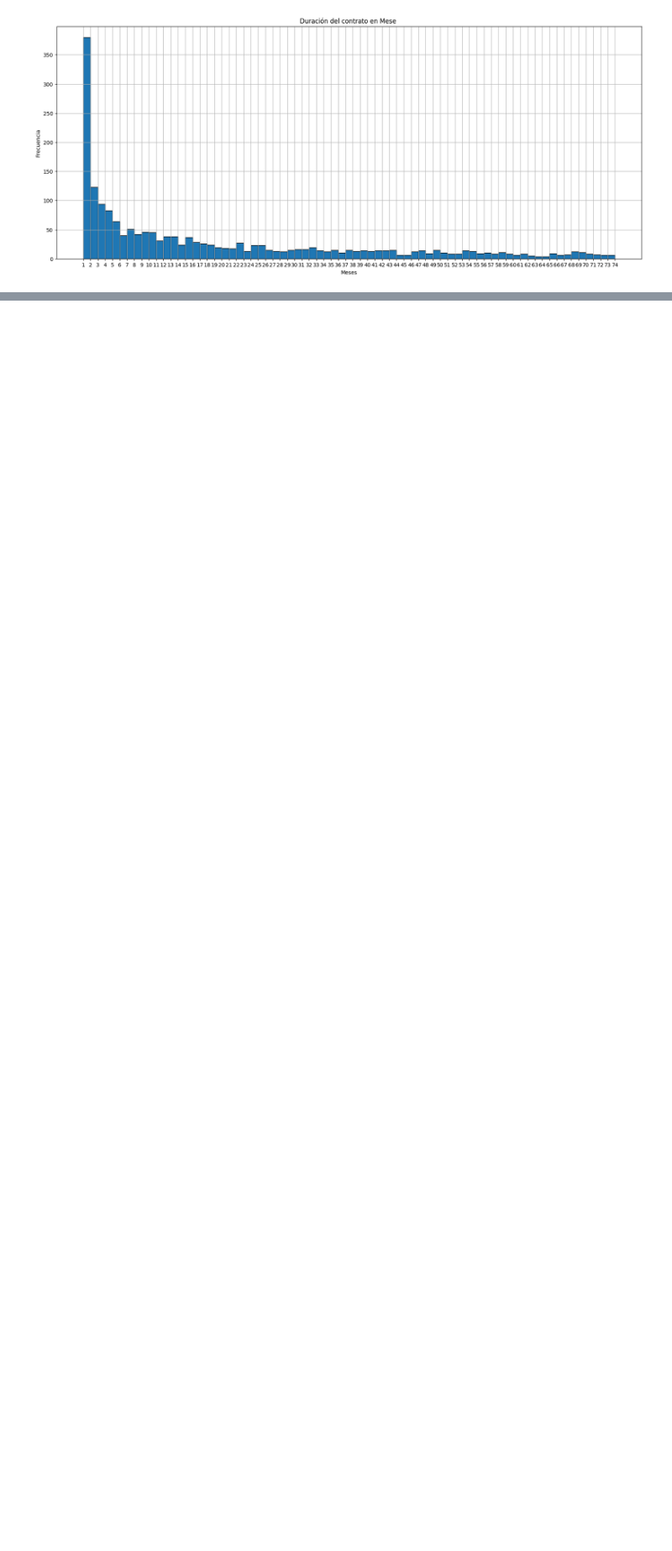
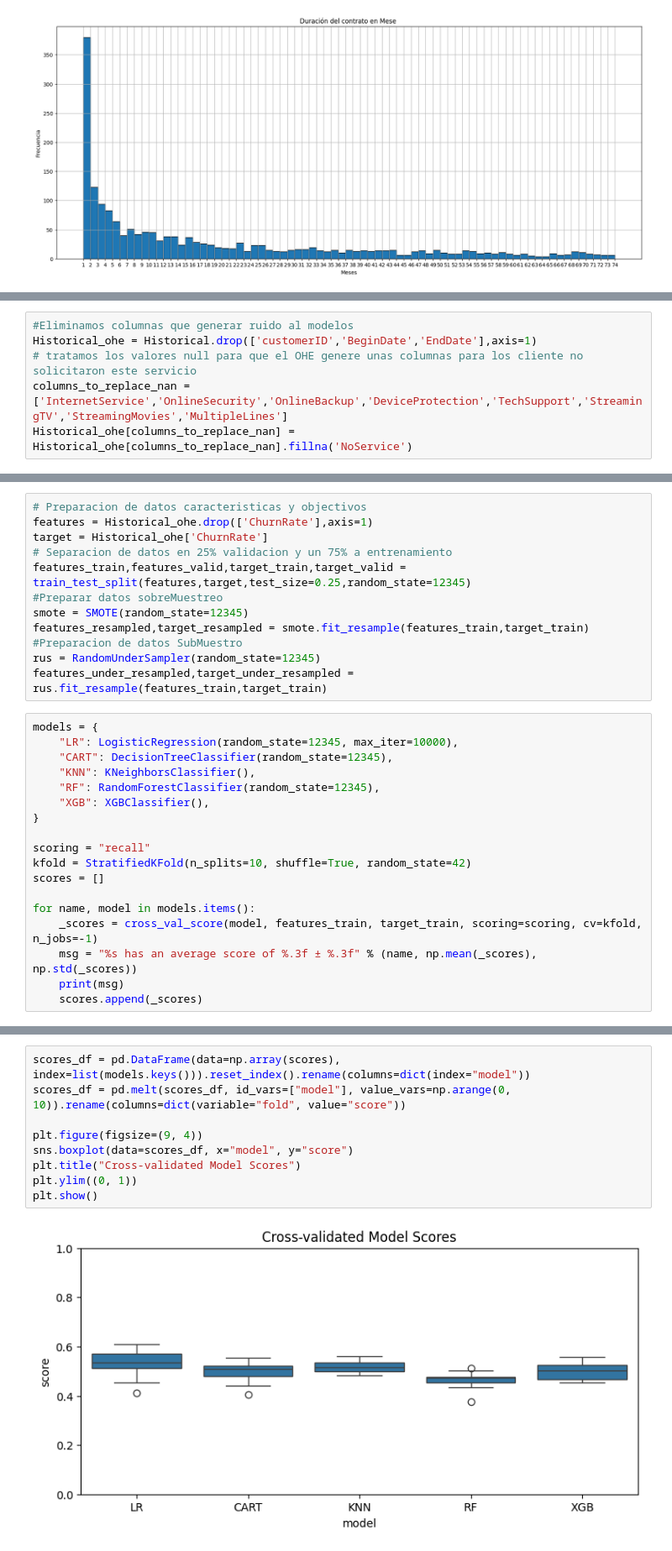
Before and after one commit to yerayM21/Telecomuncaciones-pronosticar-su-tasa-de-cancelacion-de-clientes, a Jupyter notebook: Proyecto_final.ipynb, the cells around one changed output, grey strips where cells are left out. Shown at 84% size. Cells and saved outputs as stored; diff of their text form; blank space fills up the shorter version.

Commit message:
Entrenamiento de modelo

```diff
--- a/Proyecto_final.ipynb
+++ b/Proyecto_final.ipynb
@@ -414,0 +489,6 @@ Resumir y comunicar los hallazgos del análisis<br><br>
+# %%
+#Eliminamos columnas que generar ruido al modelos
+Historical_ohe = Historical.drop(['customerID','BeginDate','EndDate'],axis=1)
+# tratamos los valores null para que el OHE genere unas columnas para los cliente no solicitaron este servicio
+columns_to_replace_nan = ['InternetService','OnlineSecurity','OnlineBackup','DeviceProtection','TechSupport','StreamingTV','StreamingMovies','MultipleLines']
+Historical_ohe[columns_to_replace_nan] = Historical_ohe[columns_to_replace_nan].fillna('NoService')
@@ -414,0 +520,30 @@ Resumir y comunicar los hallazgos del análisis<br><br>
+# %%
+# Preparacion de datos caracteristicas y objectivos
+features = Historical_ohe.drop(['ChurnRate'],axis=1)
+target = Historical_ohe['ChurnRate']
+# Separacion de datos en 25% validacion y un 75% a entrenamiento
+features_train,features_valid,target_train,target_valid = train_test_split(features,target,test_size=0.25,random_state=12345)
+#Preparar datos sobreMuestreo
+smote = SMOTE(random_state=12345)
+features_resampled,target_resampled = smote.fit_resample(features_train,target_train)
+#Preparacion de datos SubMuestro
+rus = RandomUnderSampler(random_state=12345)
+features_under_resampled,target_under_resampled = rus.fit_resample(features_train,target_train)
+# %%
+models = {
+    "LR": LogisticRegression(random_state=12345, max_iter=10000),
+    "CART": DecisionTreeClassifier(random_state=12345),
+    "KNN": KNeighborsClassifier(),
+    "RF": RandomForestClassifier(random_state=12345),
+    "XGB": XGBClassifier(),
+}
+
+scoring = "recall"
+kfold = StratifiedKFold(n_splits=10, shuffle=True, random_state=42)
+scores = []
+
+for name, model in models.items():
+    _scores = cross_val_score(model, features_train, target_train, scoring=scoring, cv=kfold, n_jobs=-1)
+    msg = "%s has an average score of %.3f ± %.3f" % (name, np.mean(_scores), np.std(_scores))
+    print(msg)
+    scores.append(_scores)
@@ -414,0 +556,11 @@ Resumir y comunicar los hallazgos del análisis<br><br>
+# %%
+scores_df = pd.DataFrame(data=np.array(scores), index=list(models.keys())).reset_index().rename(columns=dict(index="model"))
+scores_df = pd.melt(scores_df, id_vars=["model"], value_vars=np.arange(0, 10)).rename(columns=dict(variable="fold", value="score"))
+
+plt.figure(figsize=(9, 4))
+sns.boxplot(data=scores_df, x="model", y="score")
+plt.title("Cross-validated Model Scores")
+plt.ylim((0, 1))
+plt.show()
+# %% [output]
+[figure, added]
```
Also changed, not shown: parts of 49 cells of this notebook, 30 other files.
